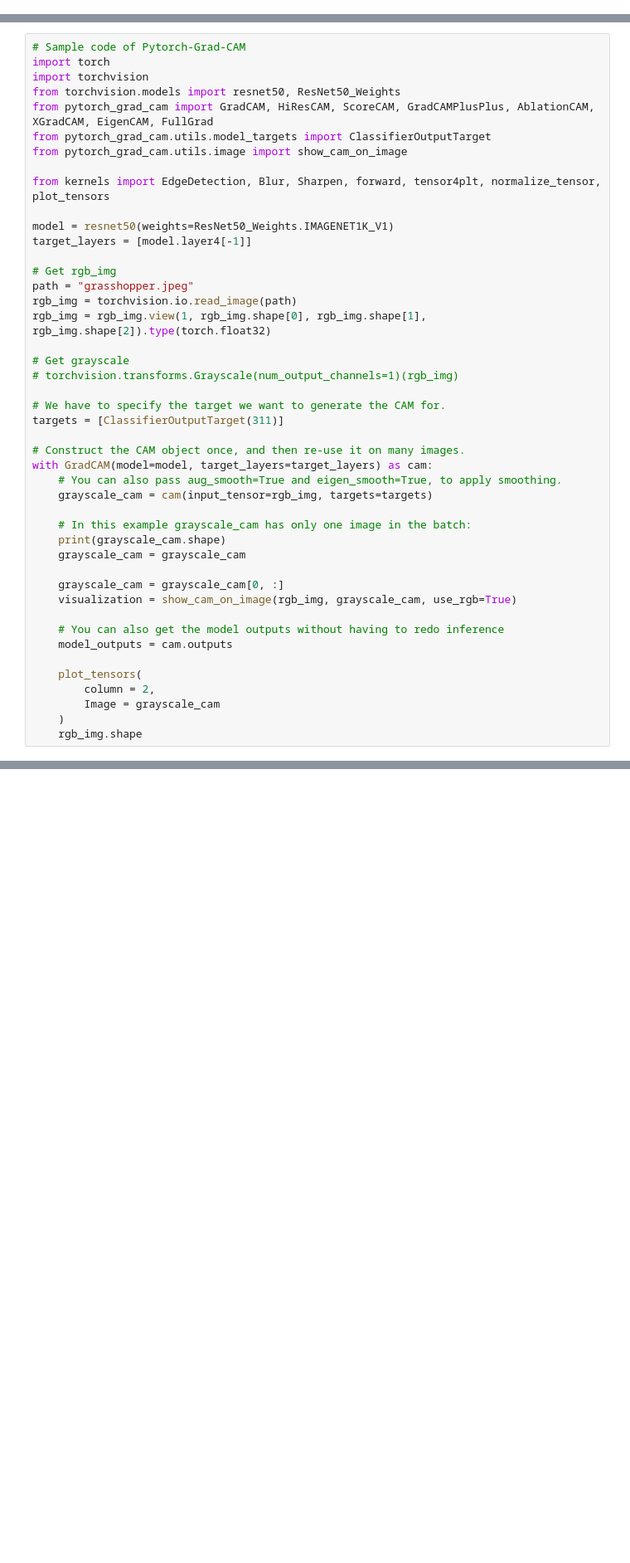
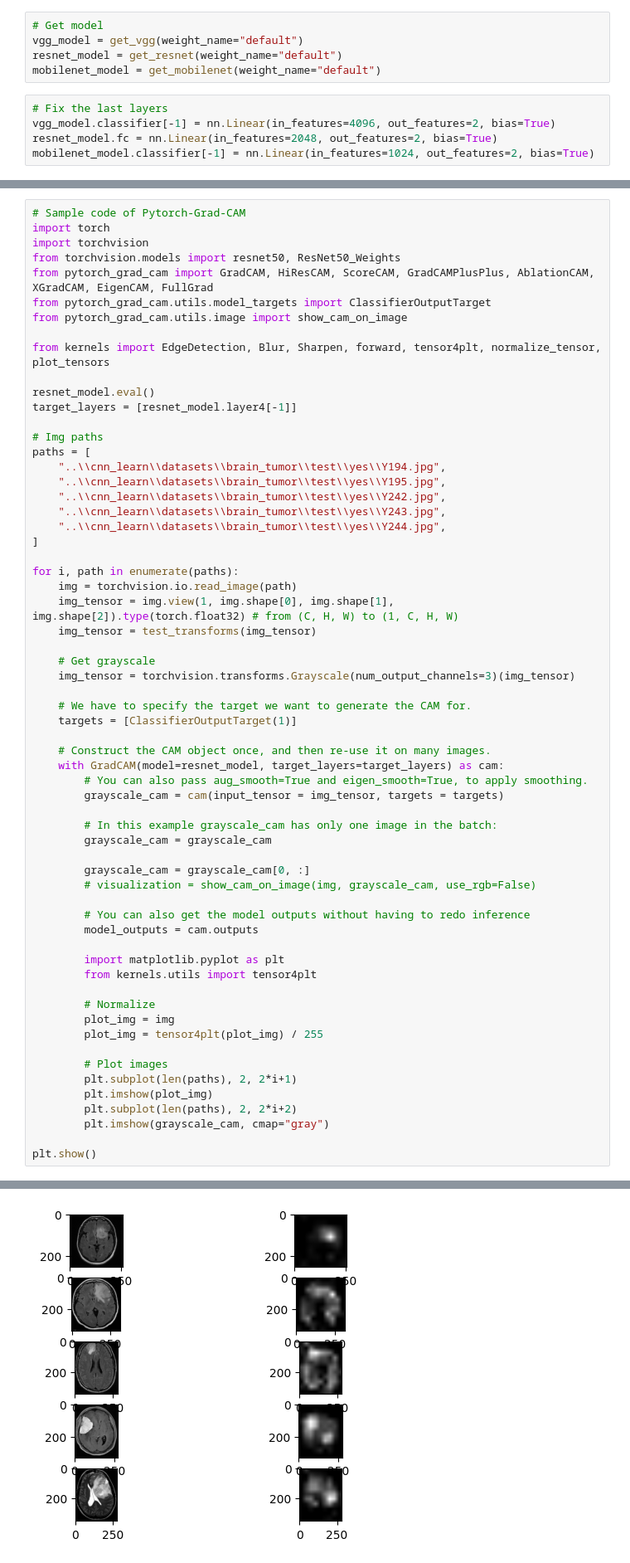
Before and after one commit to Phuishere/Machine-Learning-Learning, a Jupyter notebook: cnn_learn/main.ipynb, the cells around one changed output, grey strips where cells are left out. Shown at 83% size. Drawn from its saved outputs; the diff is of its cells as text; blank space fills up the shorter version.

Commit message:
[Update] Grad-CAM used for Brain Tumor dataset

```diff
--- a/cnn_learn/main.ipynb
+++ b/cnn_learn/main.ipynb
@@ -2,0 +113,10 @@
+# %%
+# Get model
+vgg_model = get_vgg(weight_name="default")
+resnet_model = get_resnet(weight_name="default")
+mobilenet_model = get_mobilenet(weight_name="default")
+# %%
+# Fix the last layers
+vgg_model.classifier[-1] = nn.Linear(in_features=4096, out_features=2, bias=True)
+resnet_model.fc = nn.Linear(in_features=2048, out_features=2, bias=True)
+mobilenet_model.classifier[-1] = nn.Linear(in_features=1024, out_features=2, bias=True)
@@ -11,38 +192,55 @@ from pytorch_grad_cam.utils.image import show_cam_on_image
 
 from kernels import EdgeDetection, Blur, Sharpen, forward, tensor4plt, normalize_tensor, plot_tensors
 
-model = resnet50(weights=ResNet50_Weights.IMAGENET1K_V1)
-target_layers = [model.layer4[-1]]
+resnet_model.eval()
+target_layers = [resnet_model.layer4[-1]]
 
-# Get rgb_img
-path = "grasshopper.jpeg"
-rgb_img = torchvision.io.read_image(path)
-rgb_img = rgb_img.view(1, rgb_img.shape[0], rgb_img.shape[1], rgb_img.shape[2]).type(torch.float32)
+# Img paths
+paths = [
+    "..\\cnn_learn\\datasets\\brain_tumor\\test\\yes\\Y194.jpg",
+    "..\\cnn_learn\\datasets\\brain_tumor\\test\\yes\\Y195.jpg",
+    "..\\cnn_learn\\datasets\\brain_tumor\\test\\yes\\Y242.jpg",
+    "..\\cnn_learn\\datasets\\brain_tumor\\test\\yes\\Y243.jpg",
+    "..\\cnn_learn\\datasets\\brain_tumor\\test\\yes\\Y244.jpg",
+]
 
-# Get grayscale
-# torchvision.transforms.Grayscale(num_output_channels=1)(rgb_img)
+for i, path in enumerate(paths):
+    img = torchvision.io.read_image(path)
+    img_tensor = img.view(1, img.shape[0], img.shape[1], img.shape[2]).type(torch.float32) # from (C, H, W) to (1, C, H, W)
+    img_tensor = test_transforms(img_tensor)
 
-# We have to specify the target we want to generate the CAM for.
-targets = [ClassifierOutputTarget(311)]
+    # Get grayscale
+    img_tensor = torchvision.transforms.Grayscale(num_output_channels=3)(img_tensor)
 
-# Construct the CAM object once, and then re-use it on many images.
-with GradCAM(model=model, target_layers=target_layers) as cam:
-    # You can also pass aug_smooth=True and eigen_smooth=True, to apply smoothing.
-    grayscale_cam = cam(input_tensor=rgb_img, targets=targets)
+    # We have to specify the target we want to generate the CAM for.
+    targets = [ClassifierOutputTarget(1)]
 
-    # In this example grayscale_cam has only one image in the batch:
-    print(grayscale_cam.shape)
-    grayscale_cam = grayscale_cam
+    # Construct the CAM object once, and then re-use it on many images.
+    with GradCAM(model=resnet_model, target_layers=target_layers) as cam:
+        # You can also pass aug_smooth=True and eigen_smooth=True, to apply smoothing.
+        grayscale_cam = cam(input_tensor = img_tensor, targets = targets)
 
-    grayscale_cam = grayscale_cam[0, :]
-    visualization = show_cam_on_image(rgb_img, grayscale_cam, use_rgb=True)
+        # In this example grayscale_cam has only one image in the batch:
+        grayscale_cam = grayscale_cam
 
-    # You can also get the model outputs without having to redo inference
-    model_outputs = cam.outputs
+        grayscale_cam = grayscale_cam[0, :]
+        # visualization = show_cam_on_image(img, grayscale_cam, use_rgb=False)
 
-    plot_tensors(
-        column = 2,
-        Image = grayscale_cam
-    )
-    rgb_img.shape
+        # You can also get the model outputs without having to redo inference
+        model_outputs = cam.outputs
+
+        import matplotlib.pyplot as plt
+        from kernels.utils import tensor4plt
+
+        # Normalize
+        plot_img = img
+        plot_img = tensor4plt(plot_img) / 255
+
+        # Plot images
+        plt.subplot(len(paths), 2, 2*i+1)
+        plt.imshow(plot_img)
+        plt.subplot(len(paths), 2, 2*i+2)
+        plt.imshow(grayscale_cam, cmap="gray")
+
+plt.show()
 # %% [output]
@@ -53,0 +247 @@ TypeError: max() received an invalid combination of arguments - got (axis=NoneTy
+[figure, added]
```
Also changed, not shown: parts of 11 cells of this notebook, 3 other files.
